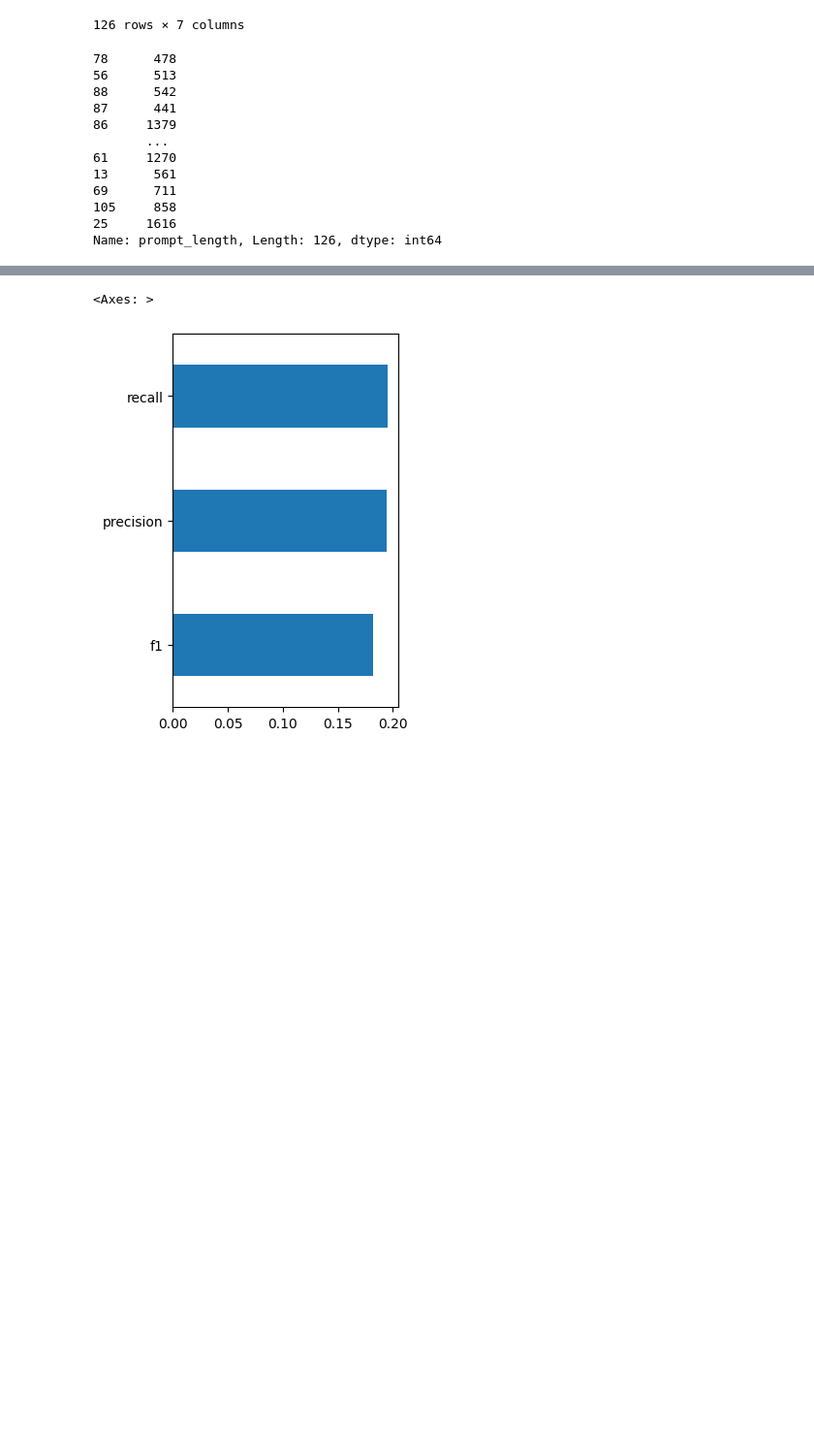
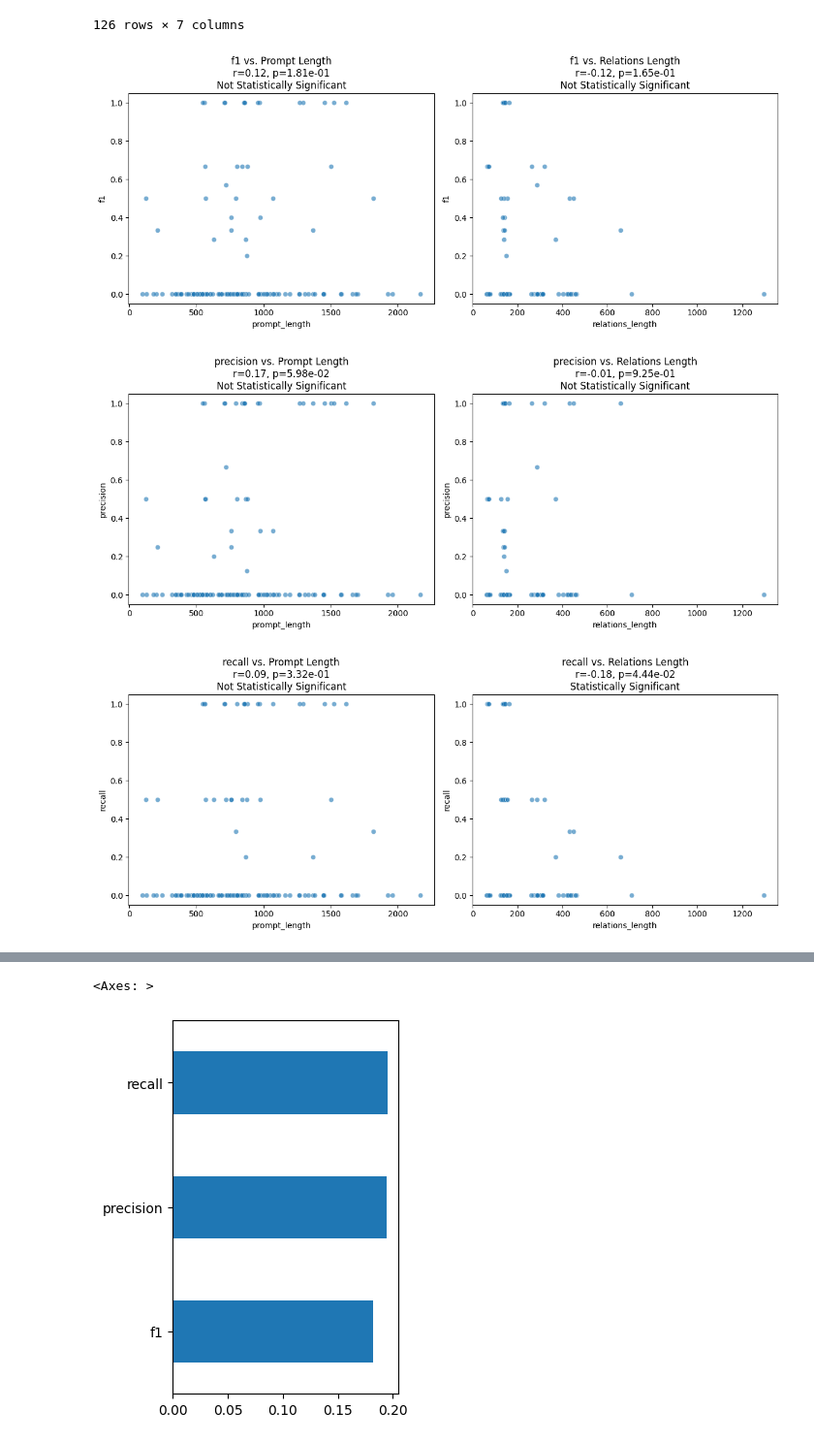
Before and after one commit to murilobellatini/RelNetCare, a Jupyter notebook: reports/02_data_transformation/develop-dialogre-to-llm-format.ipynb, the cells around one changed output, grey strips where cells are left out. Shown: that part at 97% size. Saved outputs shown, nothing was run; the diff lists cells and outputs as text; code cells hidden in the pictures; blank space fills up the shorter version.

```diff
--- a/reports/02_data_transformation/develop-dialogre-to-llm-format.ipynb
+++ b/reports/02_data_transformation/develop-dialogre-to-llm-format.ipynb
@@ -261,21 +261,42 @@ df.sort_values('f1')
 126 rows × 7 columns
 # %%
 df['prompt_length'] = df.prompt.apply(len)
-# %%
-df['prompt_length']
-# %% [output]
-78      478
-56      513
-88      542
-87      441
-86     1379
-       ...
-61     1270
-13      561
-69      711
-105     858
-25     1616
-Name: prompt_length, Length: 126, dtype: int64
+# %%
+# Compute the metrics correlation with length
+import seaborn as sns
+import matplotlib.pyplot as plt
+from scipy.stats import pearsonr
+
+# Assuming your dataframe is named df
+# Calculate the length of relations for each row
+df['relations_length'] = df['true_relations'].apply(lambda x: sum([len(str(relation)) for relation in x]))
+
+# Plotting correlation between prompt length and metrics
+metrics = ['f1', 'precision', 'recall']
+
+for metric in metrics:
+    plt.figure(figsize=(12, 5))
+
+    # Plot for prompt length
+    plt.subplot(1, 2, 1)
+    sns.scatterplot(data=df, x='prompt_length', y=metric, alpha=0.6)
+    corr_coef, p_value = pearsonr(df['prompt_length'], df[metric])
+    significance = "Statistically Significant" if p_value < 0.05 else "Not Statistically Significant"
+    plt.title(f'{metric} vs. Prompt Length\nr={corr_coef:.2f}, p={p_value:.2e}\n{significance}')
+
+    # Plot for relations length
+    plt.subplot(1, 2, 2)
+    sns.scatterplot(data=df, x='relations_length', y=metric, alpha=0.6)
+    corr_coef, p_value = pearsonr(df['relations_length'], df[metric])
+    significance = "Statistically Significant" if p_value < 0.05 else "Not Statistically Significant"
+    plt.title(f'{metric} vs. Relations Length\nr={corr_coef:.2f}, p={p_value:.2e}\n{significance}')
+
+    plt.tight_layout()
+    plt.show()
+# %% [output]
+[figure, added]
+[figure, added]
+[figure, added]
 # %%
 import pandas as pd
 
```
Also changed, not shown: parts of 3 cells of this notebook, 3 other files.
